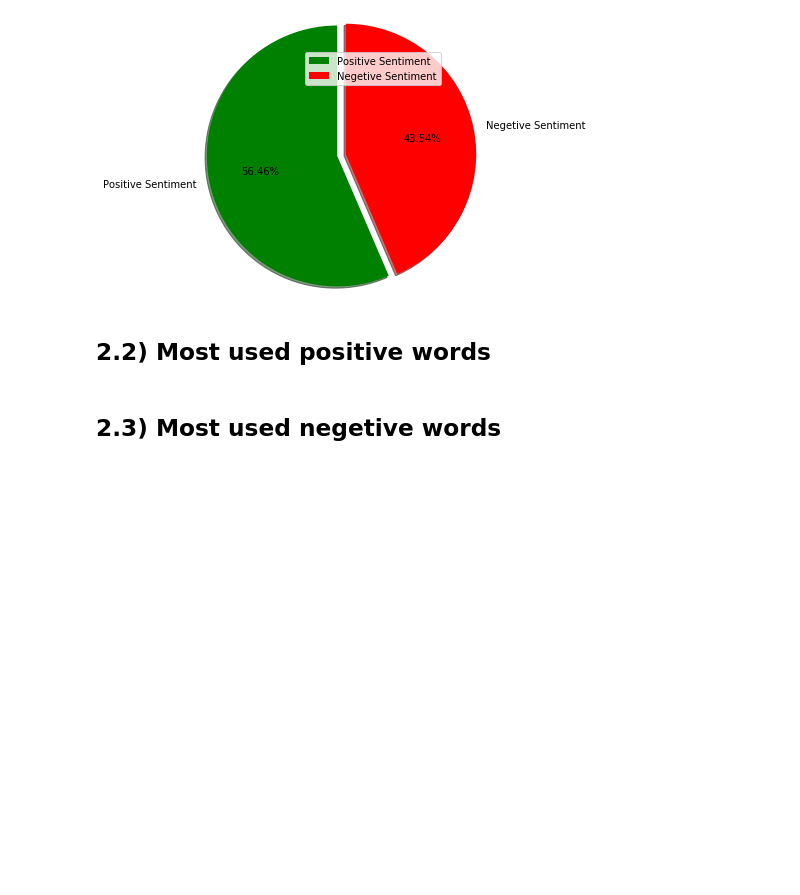
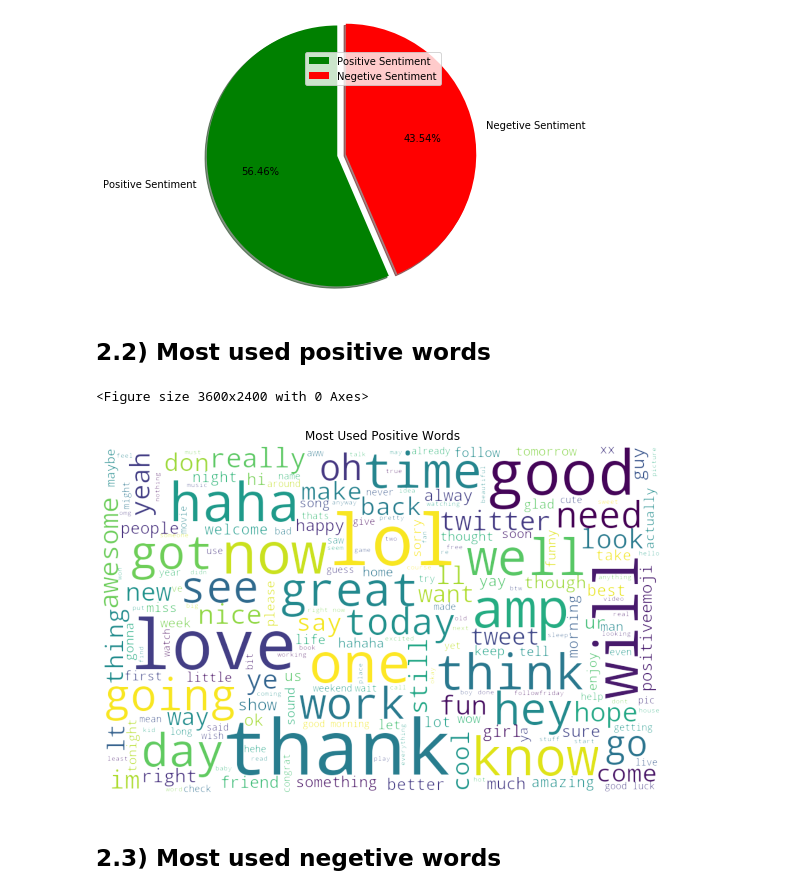
Before and after one commit to gunjannandy/twitter-sentiment-analysis, a Jupyter notebook: twitter-sentiment-analysis.ipynb, the cells around one changed output. Cells and saved outputs as stored; diff of their text form; code cells hidden in the pictures; blank space fills up the shorter version.

```diff
--- a/twitter-sentiment-analysis.ipynb
+++ b/twitter-sentiment-analysis.ipynb
@@ -272,17 +261,17 @@ stop_words = {"i", "me", "my", "myself", "we", "our", "ours", "ourselves",
 # %% [markdown]
 ### Stiching
 # %%
-for i in range(len(tokenized_tweet)):
+# for i in range(len(tokenized_tweet)):
 
-    # Below code is used for no stop word removal
-    tokenized_tweet[i] = ' '.join(tokenized_tweet[i])
+#     # Below code is used for no stop word removal
+#     tokenized_tweet[i] = ' '.join(tokenized_tweet[i])
 
-    # Used for stop word removal
-    # (Below is commented out as sentiment analysis is giving better accuracy without removing stop words.
-    # If you still want to check, comment out the above line, uncomment the line below and run the code again.)
+#     # Used for stop word removal
+#     # (Below is commented out as sentiment analysis is giving better accuracy without removing stop words.
+#     # If you still want to check, comment out the above line, uncomment the line below and run the code again.)
 
-    # tokenized_tweet[i] = ' '.join([word for word in tokenized_tweet[i] if word not in stop_words])
+#     # tokenized_tweet[i] = ' '.join([word for word in tokenized_tweet[i] if word not in stop_words])
 
 
-total_data['processed_tweet'] = tokenized_tweet
-total_data.head()
+# total_data['processed_tweet'] = tokenized_tweet
+# total_data.head()
@@ -308,14 +290,20 @@ plt.show()
 # %% [markdown]
 ## 2.2) Most used positive words
 # %%
-# positive_words =' '.join([text for text in total_data['processed_tweet'][total_data[sentiment] == 1]])
-# wordcloud = WordCloud(width=800, height=500, random_state=21,
-#             max_font_size=110,background_color="rgba(255, 255, 255, 0)"
-#             , mode="RGBA").generate(positive_words)
-# plt.figure(figsize=(10, 7))
-# plt.imshow(wordcloud, interpolation="bilinear")
-# plt.axis('off')
-# plt.show()
+positive_words =' '.join([text for text in total_data['processed_tweet'][total_data[sentiment] == 1]])
+wordcloud = WordCloud(width=800, height=500, random_state=21,
+            max_font_size=110,background_color="rgba(255, 255, 255, 0)"
+            , mode="RGBA").generate(positive_words)
+plt.figure(dpi=600)
+plt.figure(figsize=(10, 7))
+plt.imshow(wordcloud, interpolation="bilinear")
+plt.axis('off')
+plt.title("Most Used Positive Words")
+plt.savefig('assets/positive_words.png')
+plt.show()
+# %% [output]
+<Figure size 3600x2400 with 0 Axes>
+[figure, added]
 # %% [markdown]
 ## 2.3) Most used negetive words
 # %%
```
Also changed, not shown: parts of 33 cells of this notebook, 9 other files.
